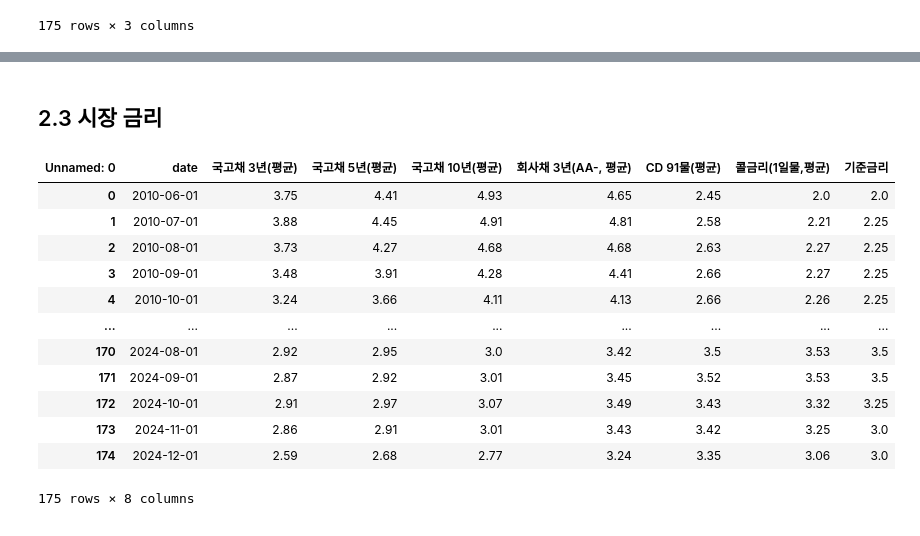
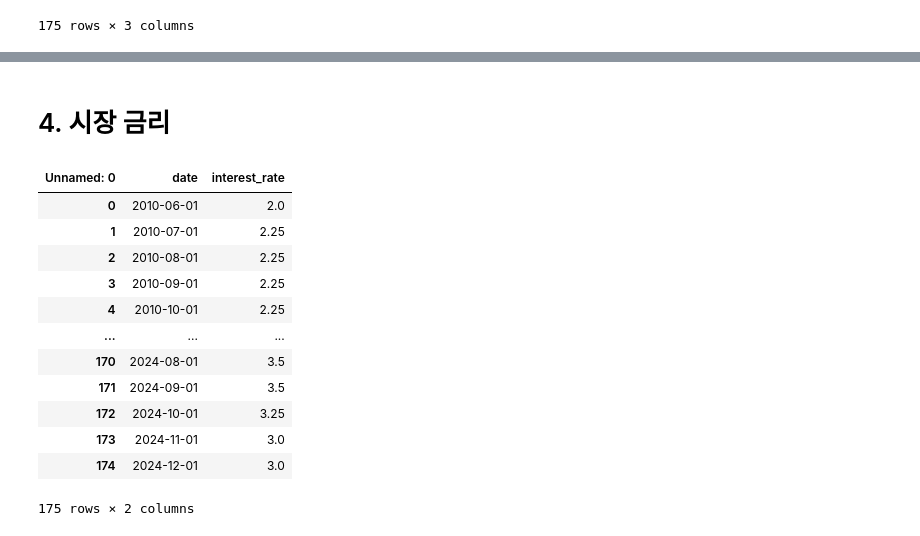
Before and after one commit to lucio-karin0506/APT_volume_anomaly_detection, a Jupyter notebook: dataset_preprocessing.ipynb, the cells around one changed output, grey strips where cells are left out. Saved outputs shown, nothing was run; the diff lists cells and outputs as text; code cells hidden in the pictures.

```diff
--- a/dataset_preprocessing.ipynb
+++ b/dataset_preprocessing.ipynb
@@ -108,28 +122,29 @@ monthly_apt_volume_df = monthly_apt_volume_df.merge(exchange_rate_df, how='left'
 # %% [markdown]
-## 2.3 시장 금리
+# 4. 시장 금리
 # %%
 interest_rate_df = pd.read_excel('dataset/gov_index/interest_rate.xlsx').T
 
 interest_rate_df.columns = interest_rate_df.iloc[0, :]
 interest_rate_df = interest_rate_df.iloc[1:]
 interest_rate_df = interest_rate_df.reset_index().rename(columns={'index':'date'})
 
 interest_rate_df['date'] = pd.to_datetime(interest_rate_df['date'].map(lambda x: x[:6]), format='%Y%m')
 
+interest_rate_df = interest_rate_df[['date', '기준금리']].rename(columns={'기준금리':'interest_rate'})
 interest_rate_df
 # %% [output]
-| Unnamed: 0 | date | 국고채 3년(평균) | 국고채 5년(평균) | 국고채 10년(평균) | 회사채 3년(AA-, 평균) | CD 91물(평균) | 콜금리(1일물,평균) | 기준금리 |
-| 0 | 2010-06-01 | 3.75 | 4.41 | 4.93 | 4.65 | 2.45 | 2.0 | 2.0 |
-| 1 | 2010-07-01 | 3.88 | 4.45 | 4.91 | 4.81 | 2.58 | 2.21 | 2.25 |
-| 2 | 2010-08-01 | 3.73 | 4.27 | 4.68 | 4.68 | 2.63 | 2.27 | 2.25 |
-| 3 | 2010-09-01 | 3.48 | 3.91 | 4.28 | 4.41 | 2.66 | 2.27 | 2.25 |
-| 4 | 2010-10-01 | 3.24 | 3.66 | 4.11 | 4.13 | 2.66 | 2.26 | 2.25 |
-| ... | ... | ... | ... | ... | ... | ... | ... | ... |
-| 170 | 2024-08-01 | 2.92 | 2.95 | 3.0 | 3.42 | 3.5 | 3.53 | 3.5 |
-| 171 | 2024-09-01 | 2.87 | 2.92 | 3.01 | 3.45 | 3.52 | 3.53 | 3.5 |
-| 172 | 2024-10-01 | 2.91 | 2.97 | 3.07 | 3.49 | 3.43 | 3.32 | 3.25 |
-| 173 | 2024-11-01 | 2.86 | 2.91 | 3.01 | 3.43 | 3.42 | 3.25 | 3.0 |
-| 174 | 2024-12-01 | 2.59 | 2.68 | 2.77 | 3.24 | 3.35 | 3.06 | 3.0 |
+| Unnamed: 0 | date | interest_rate |
+| 0 | 2010-06-01 | 2.0 |
+| 1 | 2010-07-01 | 2.25 |
+| 2 | 2010-08-01 | 2.25 |
+| 3 | 2010-09-01 | 2.25 |
+| 4 | 2010-10-01 | 2.25 |
+| ... | ... | ... |
+| 170 | 2024-08-01 | 3.5 |
+| 171 | 2024-09-01 | 3.5 |
+| 172 | 2024-10-01 | 3.25 |
+| 173 | 2024-11-01 | 3.0 |
+| 174 | 2024-12-01 | 3.0 |
-175 rows × 8 columns
+175 rows × 2 columns
 # %%
 monthly_apt_volume_df = monthly_apt_volume_df.merge(interest_rate_df, how='left', on='date')
```
Also changed, not shown: parts of 27 cells of this notebook.
